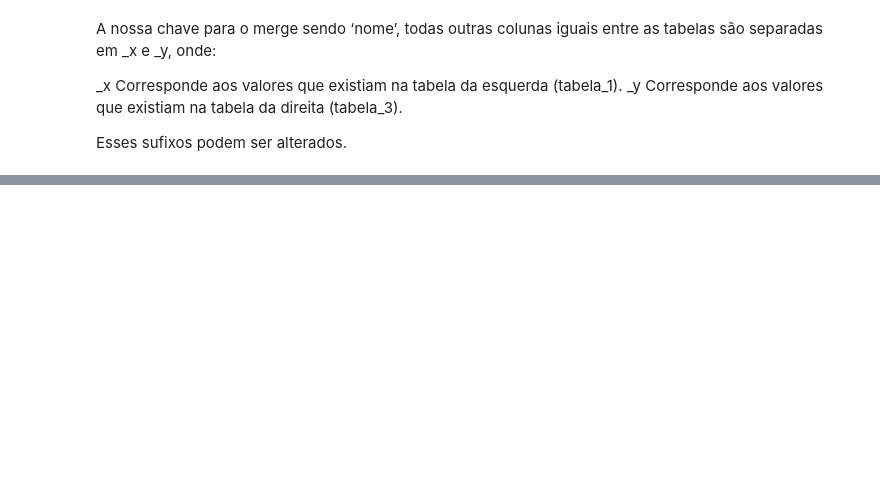
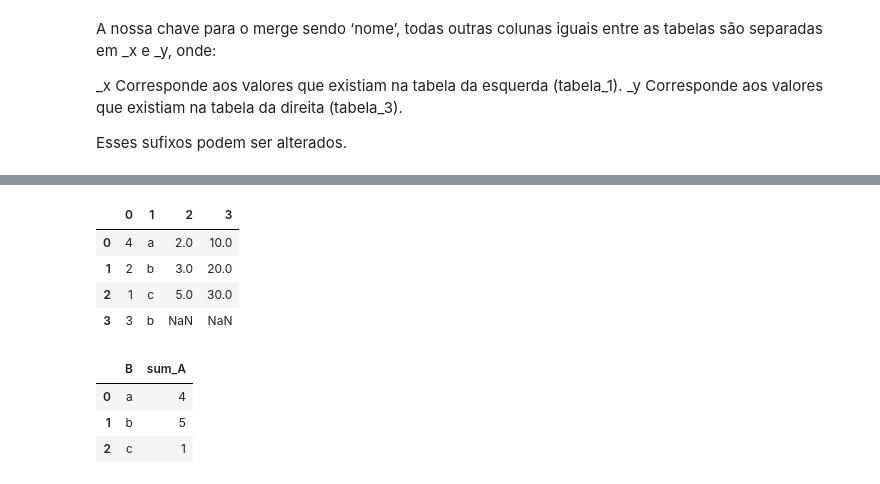
Before and after one commit to ramonbezerra/playground-python-data, a Jupyter notebook: 10_Pandas_II.ipynb, the cells around one changed output, grey strips where cells are left out. Cells and saved outputs as stored; diff of their text form; code cells hidden in the pictures; blank space fills up the shorter version.

```diff
--- a/10_Pandas_II.ipynb
+++ b/10_Pandas_II.ipynb
@@ -204,0 +459,7 @@ m
+# %%
+# Aplique as quatro formas de join estudadas nos seguintes dataframes:
+
+df1 = pd.DataFrame({'A': [4, 2, 1, 3], 'B': ['a', 'b', 'c', 'b']})
+df2 = pd.DataFrame({'A': [2, 3, 5], 'C': [10, 20, 30]})
+
+df1
@@ -204,0 +505,22 @@ m
+# %%
+# Concatenar df1 e df2 em formato de linhas e depois colunas (ajustar índices).
+
+df1_df2_line = pd.concat([df1, df2], ignore_index=True)
+df1_df2_column = pd.concat([df1, df2], axis=1, ignore_index=True)
+
+df1_df2_column
+# %% [output]
+|  | 0 | 1 | 2 | 3 |
+| 0 | 4 | a | 2.0 | 10.0 |
+| 1 | 2 | b | 3.0 | 20.0 |
+| 2 | 1 | c | 5.0 | 30.0 |
+| 3 | 3 | b | NaN | NaN |
+# %%
+# Calcule a soma da coluna A por agrupamento da coluna B no df1
+df1_grouped_by_sum = df1.groupby(['B'])['A'].sum().reset_index().rename(columns={'A':'sum_A'})
+df1_grouped_by_sum
+# %% [output]
+|  | B | sum_A |
+| 0 | a | 4 |
+| 1 | b | 5 |
+| 2 | c | 1 |
```
Also changed, not shown: parts of 38 cells of this notebook.
